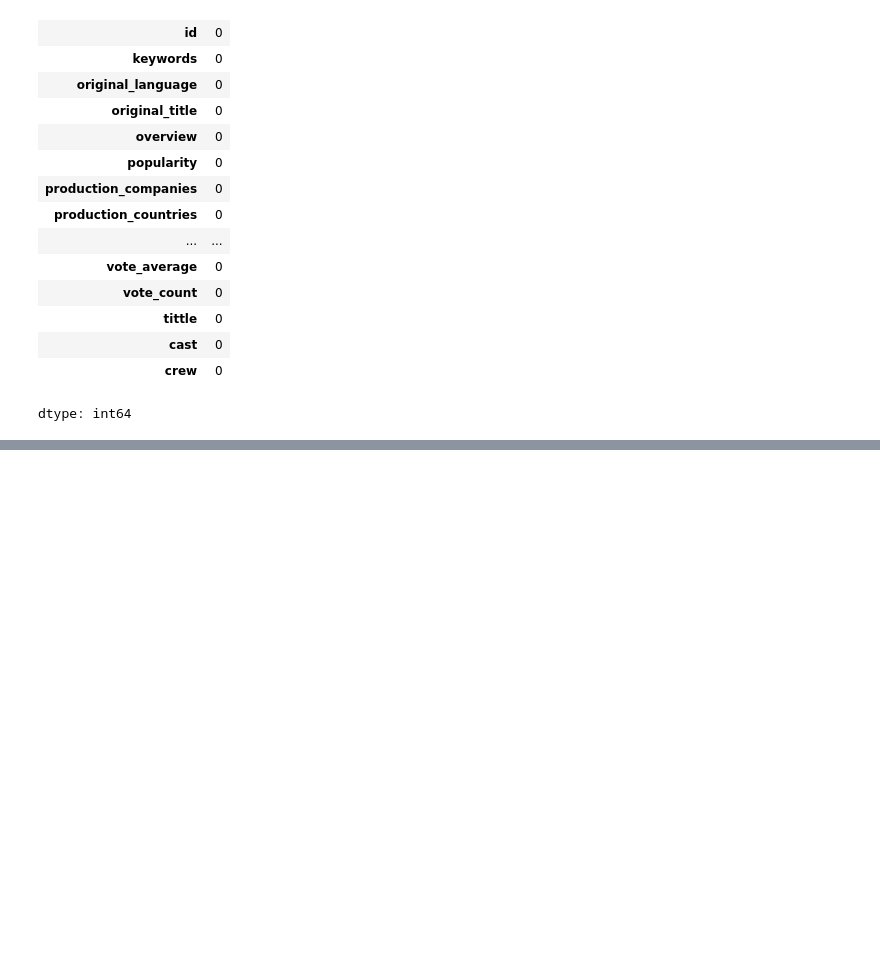
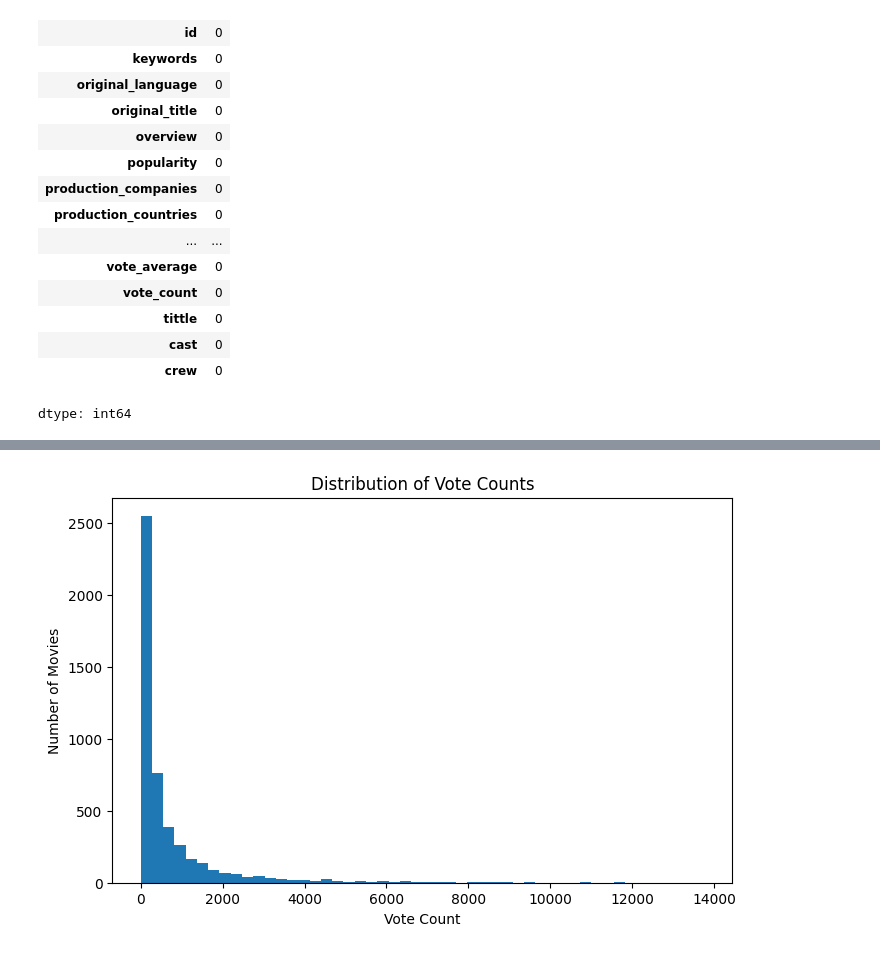
Before and after one commit to Moniroth760/Movie-prediction, a Jupyter notebook: MovieRecomendation.ipynb, the cells around one changed output, grey strips where cells are left out. Cells and saved outputs as stored; diff of their text form; code cells hidden in the pictures; blank space fills up the shorter version.

Commit message:
Update to see the distribution of vote counts

```diff
--- a/MovieRecomendation.ipynb
+++ b/MovieRecomendation.ipynb
@@ -104,0 +120,19 @@ dtype: int64
+# %%
+# MIN_VOTES = 200????
+import matplotlib.pyplot as plt
+
+# Create a new figure/chart area
+# figsize=(8, 5) means the chart size is 8 inches wide and 5 inches tall
+plt.figure(figsize=(8, 5))
+
+# Create a histogram of the vote_count column
+# A histogram shows how often different ranges of values appear
+# bins=50 means the vote counts are divided into 50 groups/ranges
+plt.hist(df2['vote_count'], bins=50)
+
+plt.xlabel("Vote Count")
+plt.ylabel("Number of Movies")
+plt.title("Distribution of Vote Counts")
+plt.show()
+# %% [output]
+[figure, added]
```
Also changed, not shown: parts of 1 cell of this notebook.
